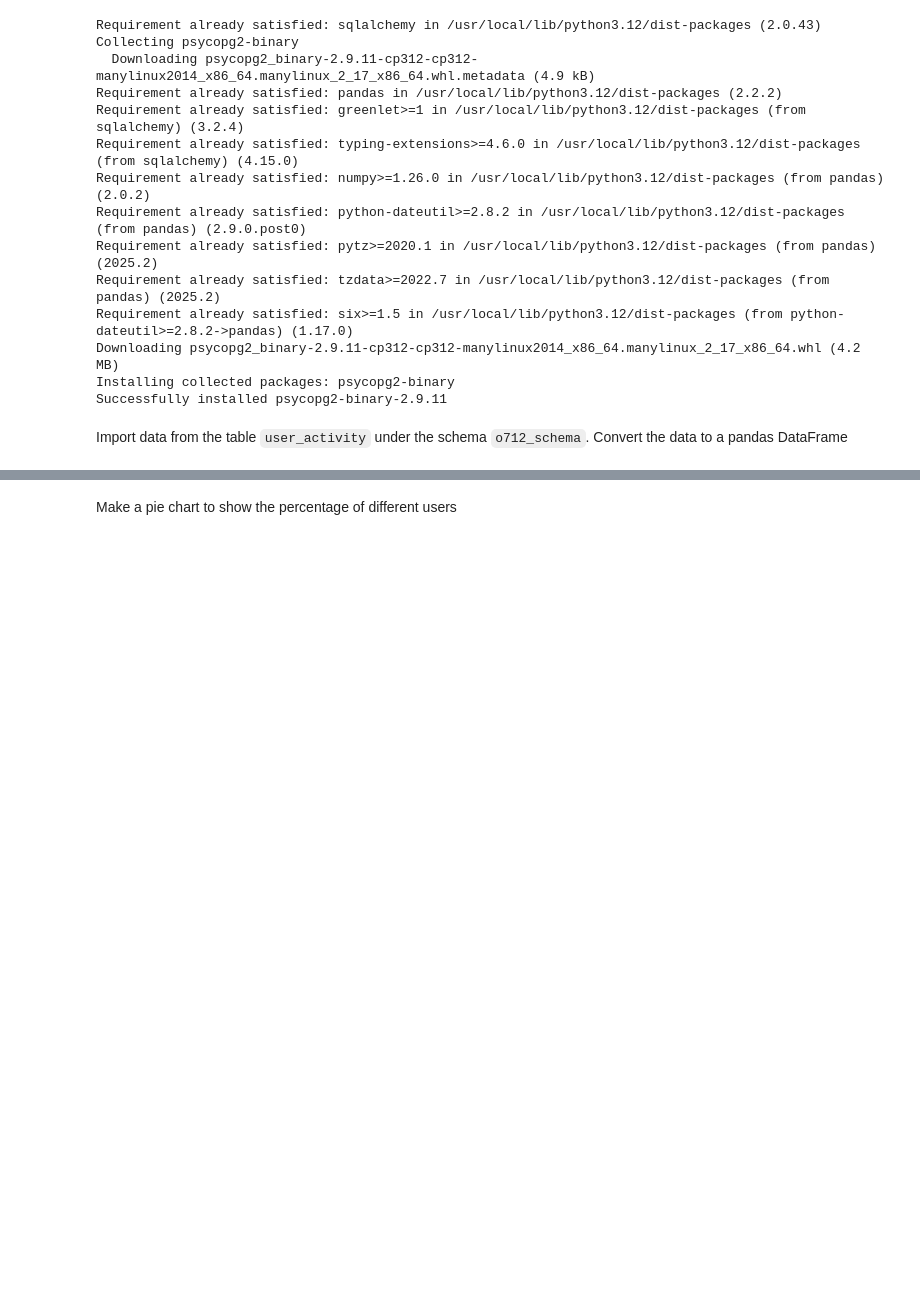
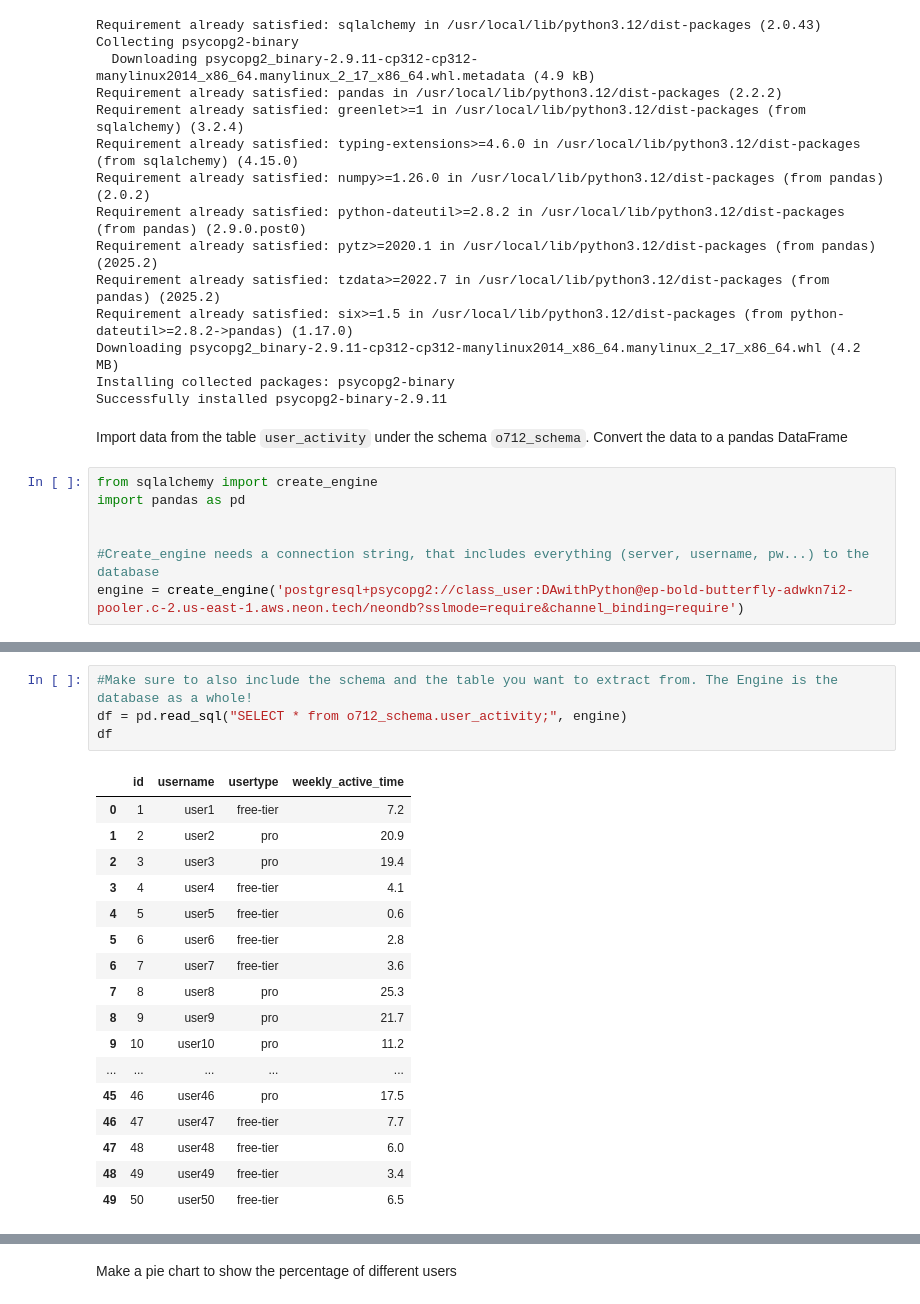
Before and after one commit to Data-Analytics-with-Python/database-exercise-rayoen0, a Jupyter notebook: DB_exercise.ipynb, the cells around one changed output, grey strips where cells are left out. Drawn from its saved outputs; the diff is of its cells as text; blank space fills up the shorter version.

```diff
--- a/DB_exercise.ipynb
+++ b/DB_exercise.ipynb
@@ -22,3 +22,10 @@ Installing collected packages: psycopg2-binary
 Successfully installed psycopg2-binary-2.9.11
 # %% [markdown]
 Import data from the table `user_activity` under the schema `o712_schema`. Convert the data to a pandas DataFrame
+# %%
+from sqlalchemy import create_engine
+import pandas as pd
+
+
+#Create_engine needs a connection string, that includes everything (server, username, pw...) to the database
+engine = create_engine('postgresql+psycopg2://class_user:DAwithPython@ep-bold-butterfly-adwkn7i2-pooler.c-2.us-east-1.aws.neon.tech/neondb?sslmode=require&channel_binding=require')
@@ -24,0 +43,22 @@ Import data from the table `user_activity` under the schema `o712_schema`. Conve
+# %%
+#Make sure to also include the schema and the table you want to extract from. The Engine is the database as a whole!
+df = pd.read_sql("SELECT * from o712_schema.user_activity;", engine)
+df
+# %% [output]
+|  | id | username | usertype | weekly_active_time |
+| 0 | 1 | user1 | free-tier | 7.2 |
+| 1 | 2 | user2 | pro | 20.9 |
+| 2 | 3 | user3 | pro | 19.4 |
+| 3 | 4 | user4 | free-tier | 4.1 |
+| 4 | 5 | user5 | free-tier | 0.6 |
+| 5 | 6 | user6 | free-tier | 2.8 |
+| 6 | 7 | user7 | free-tier | 3.6 |
+| 7 | 8 | user8 | pro | 25.3 |
+| 8 | 9 | user9 | pro | 21.7 |
+| 9 | 10 | user10 | pro | 11.2 |
+| ... | ... | ... | ... | ... |
+| 45 | 46 | user46 | pro | 17.5 |
+| 46 | 47 | user47 | free-tier | 7.7 |
+| 47 | 48 | user48 | free-tier | 6.0 |
+| 48 | 49 | user49 | free-tier | 3.4 |
+| 49 | 50 | user50 | free-tier | 6.5 |
```
Also changed, not shown: parts of 4 cells of this notebook.
